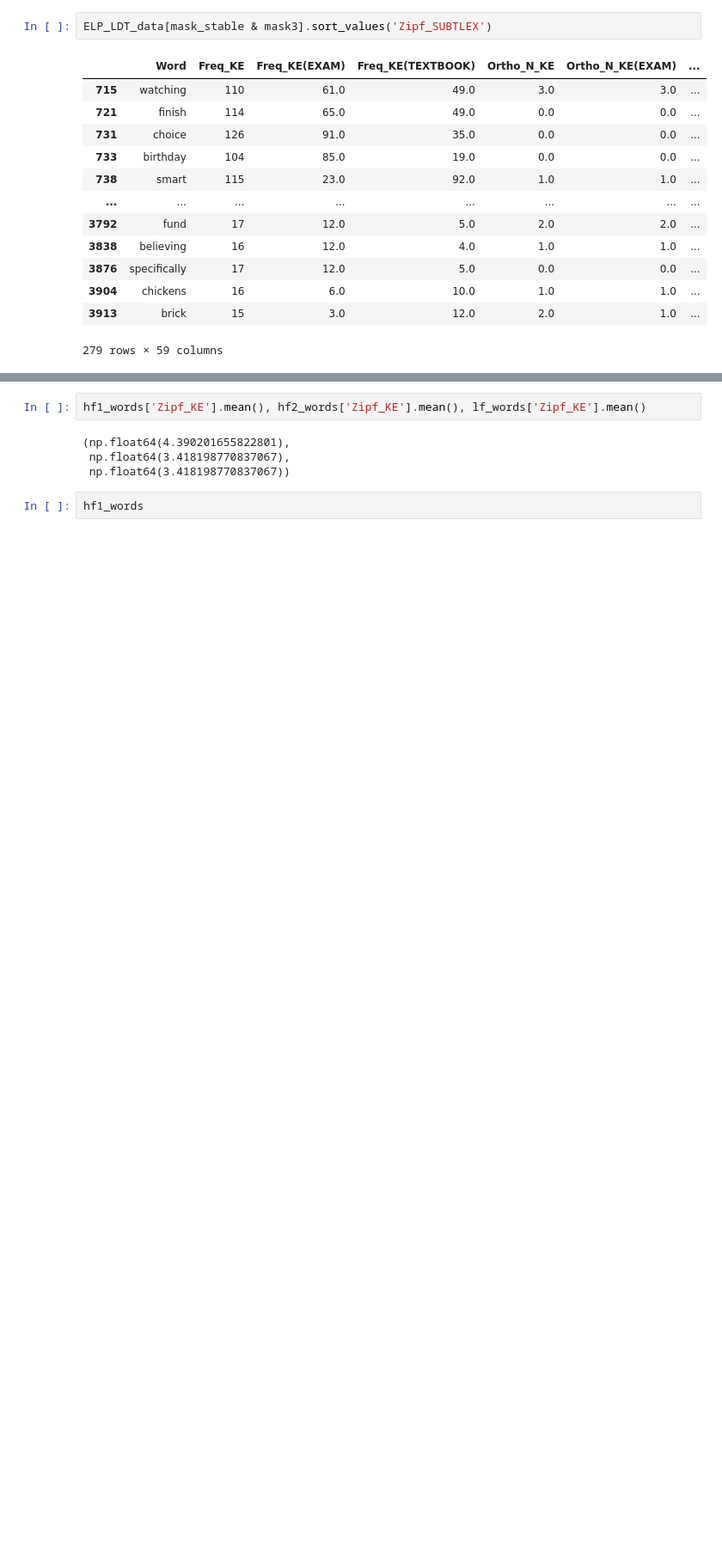
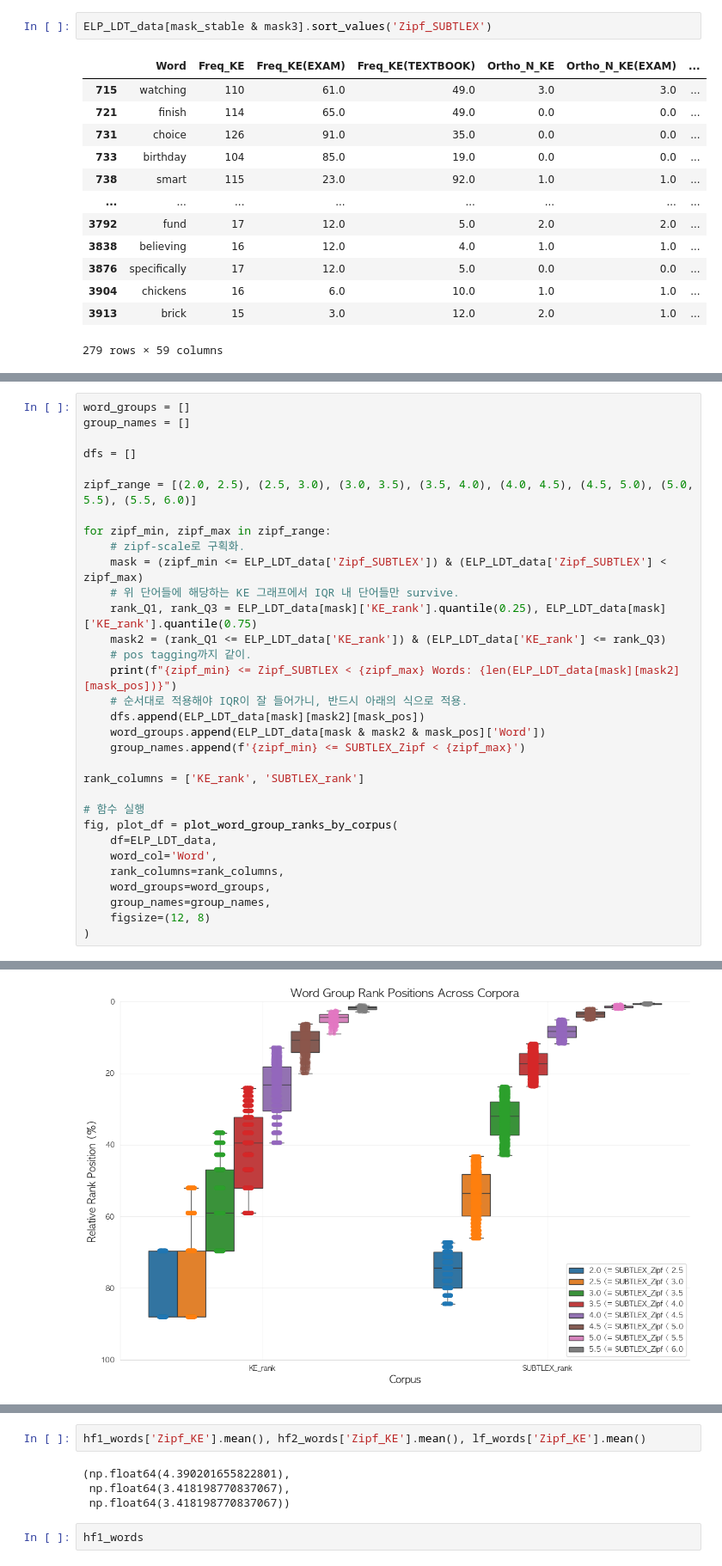
Before and after one commit to irregular6612/english-corpus-comparison, a Jupyter notebook: src/notebooks/behavior-exp-stimuli-selection.ipynb, the cells around one changed output, grey strips where cells are left out. Shown at 86% size. Saved outputs shown, nothing was run; the diff lists cells and outputs as text; blank space fills up the shorter version.

```diff
--- a/src/notebooks/behavior-exp-stimuli-selection.ipynb
+++ b/src/notebooks/behavior-exp-stimuli-selection.ipynb
@@ -577,0 +624,33 @@ SUBTLEX_rank:
+# %%
+word_groups = []
+group_names = []
+
+dfs = []
+
+zipf_range = [(2.0, 2.5), (2.5, 3.0), (3.0, 3.5), (3.5, 4.0), (4.0, 4.5), (4.5, 5.0), (5.0, 5.5), (5.5, 6.0)]
+
+for zipf_min, zipf_max in zipf_range:
+    # zipf-scale로 구획화.
+    mask = (zipf_min <= ELP_LDT_data['Zipf_SUBTLEX']) & (ELP_LDT_data['Zipf_SUBTLEX'] < zipf_max)
+    # 위 단어들에 해당하는 KE 그래프에서 IQR 내 단어들만 survive.
+    rank_Q1, rank_Q3 = ELP_LDT_data[mask]['KE_rank'].quantile(0.25), ELP_LDT_data[mask]['KE_rank'].quantile(0.75)
+    mask2 = (rank_Q1 <= ELP_LDT_data['KE_rank']) & (ELP_LDT_data['KE_rank'] <= rank_Q3)
+    # pos tagging까지 같이.
+    print(f"{zipf_min} <= Zipf_SUBTLEX < {zipf_max} Words: {len(ELP_LDT_data[mask][mask2][mask_pos])}")
+    # 순서대로 적용해야 IQR이 잘 들어가니, 반드시 아래의 식으로 적용.
+    dfs.append(ELP_LDT_data[mask][mask2][mask_pos])
+    word_groups.append(ELP_LDT_data[mask & mask2 & mask_pos]['Word'])
+    group_names.append(f'{zipf_min} <= SUBTLEX_Zipf < {zipf_max}')
+
+rank_columns = ['KE_rank', 'SUBTLEX_rank']
+
+# 함수 실행
+fig, plot_df = plot_word_group_ranks_by_corpus(
+    df=ELP_LDT_data,
+    word_col='Word',
+    rank_columns=rank_columns,
+    word_groups=word_groups,
+    group_names=group_names,
+    figsize=(12, 8)
+)
+# %% [output]
@@ -577,0 +665 @@ SUBTLEX_rank:
+[figure, added]
```
Also changed, not shown: parts of 21 cells of this notebook.
